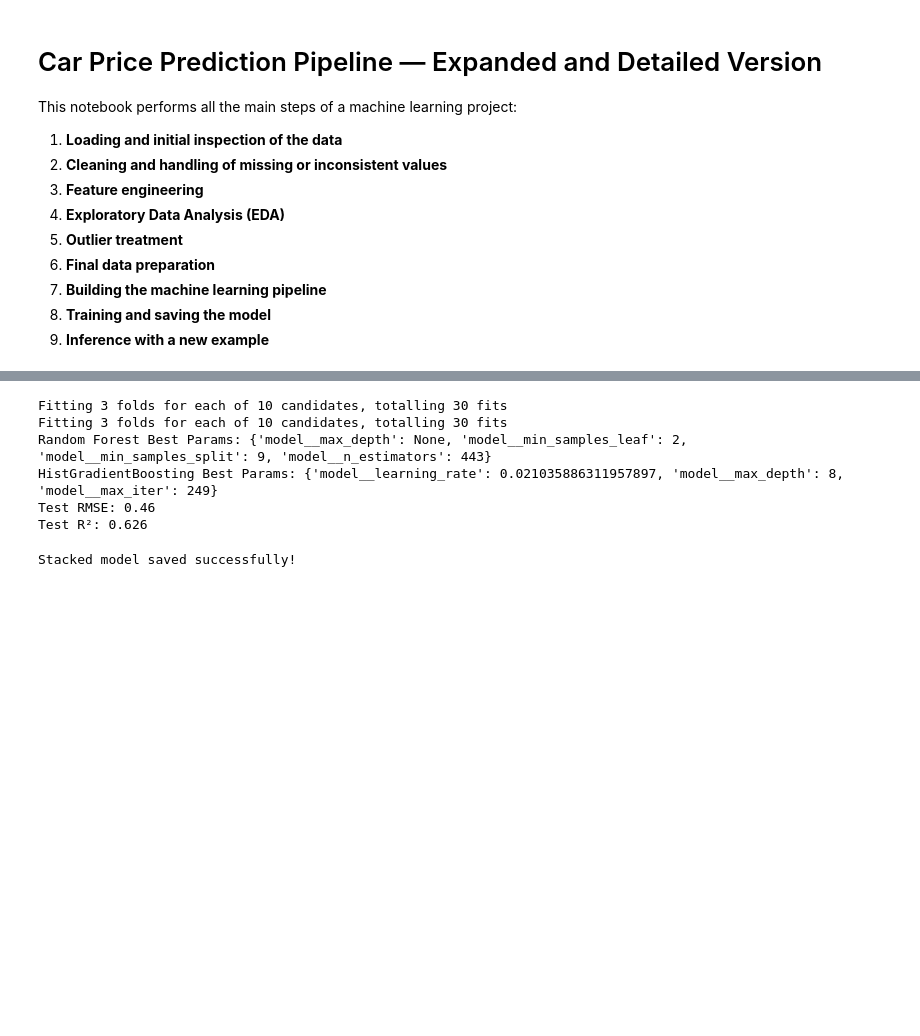
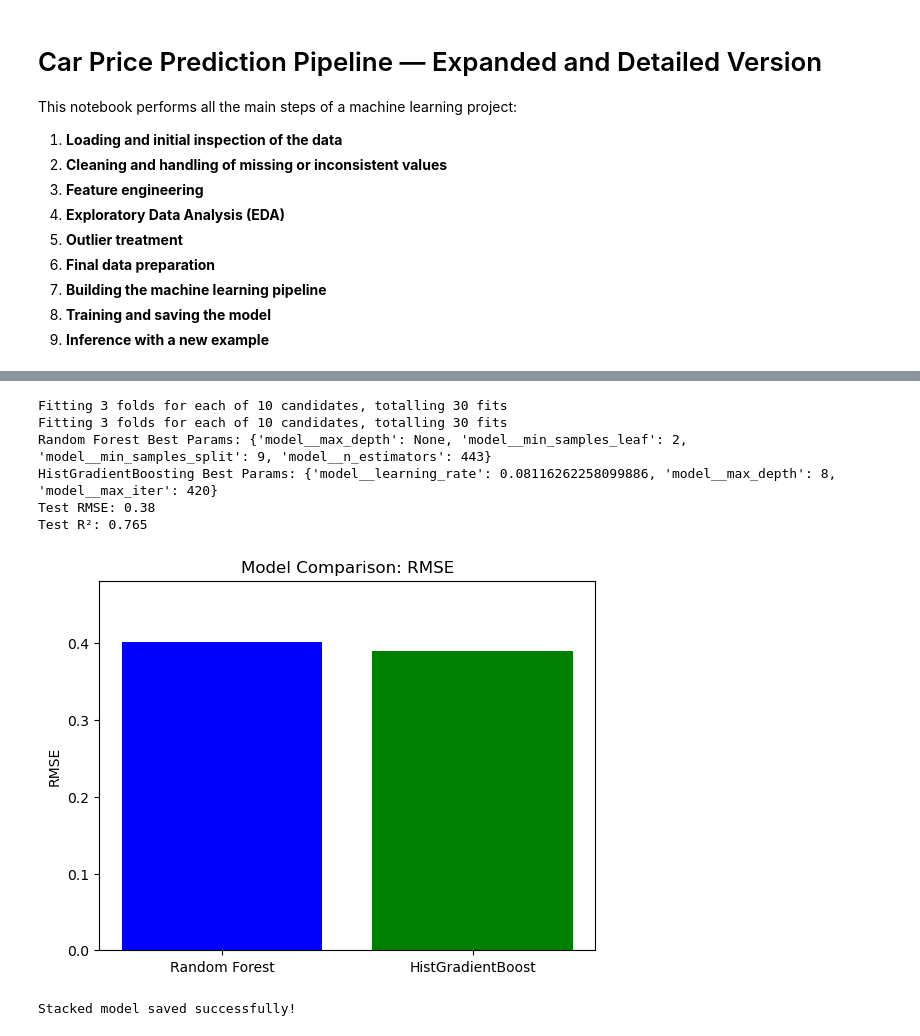
Before and after one commit to bragayuri/strategic-thinking-ca-1, a Jupyter notebook: prediction-tool-final.ipynb, the cells around one changed output, grey strips where cells are left out. Saved outputs shown, nothing was run; the diff lists cells and outputs as text; code cells hidden in the pictures; blank space fills up the shorter version.

```diff
--- a/prediction-tool-final.ipynb
+++ b/prediction-tool-final.ipynb
@@ -285,18 +307,4 @@ plt.show()
 # %%
-# === Feature Transformation ===
-# Apply custom feature engineering (e.g., calculate car age, mileage per year, luxury flag)
-feature_transform = FunctionTransformer(add_features)
-
-# === Sampling and Feature-Target Split ===
-# Randomly sample 500 rows for training (to reduce training time during prototyping)
-sample_df = df.sample(n=500, random_state=42)
-
-# Select relevant features and target variable
-X = sample_df[['make', 'model', 'fuel_type', 'transmission', 'Kilometer', 'year']]
-y = np.log1p(sample_df['Price'])  # Apply log transformation to reduce skewness
-
-# Apply the custom transformation to enrich feature set
-X = feature_transform.transform(X)
 
 # === Train-Test Split ===
 # Split data into training and testing sets (80% train, 20% test)
@@ -381,36 +389,54 @@ from sklearn.ensemble import StackingRegressor
 
 # Combine best RF and GB models into a stacked ensemble with RidgeCV as the meta-model
 stack = StackingRegressor(
     estimators=[('rf', best_rf), ('hgb', gb_no_densify)],
     final_estimator=RidgeCV(),
     n_jobs=-1
 )
 
 # Train the final stacked model
 stack.fit(X_train, y_train)
 
 # === Model Evaluation ===
 from sklearn.metrics import mean_squared_error, r2_score
 
 # Predict on the test set
 test_preds = stack.predict(X_test)
 
 # Compute RMSE and R² for performance assessment
 rmse_test = np.sqrt(mean_squared_error(y_test, test_preds))
 r2_test = r2_score(y_test, test_preds)
 
 # Display best hyperparameters and evaluation metrics
 print("Random Forest Best Params:", rf_search.best_params_)
 print("HistGradientBoosting Best Params:", gb_search.best_params_)
 print(f"Test RMSE: {rmse_test:.2f}")
 print(f"Test R²: {r2_test:.3f}")
+
+# Predict using best estimators before stacking
+rf_preds = best_rf.predict(X_test)
+gb_preds = best_gb.predict(X_test)
+
+# Calculate RMSE
+rmse_rf = np.sqrt(mean_squared_error(y_test, rf_preds))
+rmse_gb = np.sqrt(mean_squared_error(y_test, gb_preds))
+
+# Plot
+models = ['Random Forest', 'HistGradientBoost']
+rmse_scores = [rmse_rf, rmse_gb]
+plt.bar(models, rmse_scores, color=['blue', 'green'])
+plt.ylabel("RMSE")
+plt.title("Model Comparison: RMSE")
+plt.ylim(0, max(rmse_scores)*1.2)
+plt.show()
 # %% [output]
 Fitting 3 folds for each of 10 candidates, totalling 30 fits
 Fitting 3 folds for each of 10 candidates, totalling 30 fits
 Random Forest Best Params: {'model__max_depth': None, 'model__min_samples_leaf': 2, 'model__min_samples_split': 9, 'model__n_estimators': 443}
-HistGradientBoosting Best Params: {'model__learning_rate': 0.021035886311957897, 'model__max_depth': 8, 'model__max_iter': 249}
-Test RMSE: 0.46
-Test R²: 0.626
+HistGradientBoosting Best Params: {'model__learning_rate': 0.08116262258099886, 'model__max_depth': 8, 'model__max_iter': 420}
+Test RMSE: 0.38
+Test R²: 0.765
+[figure, added]
 # %%
 import joblib
 
```
Also changed, not shown: parts of 13 cells of this notebook, 2 other files.
